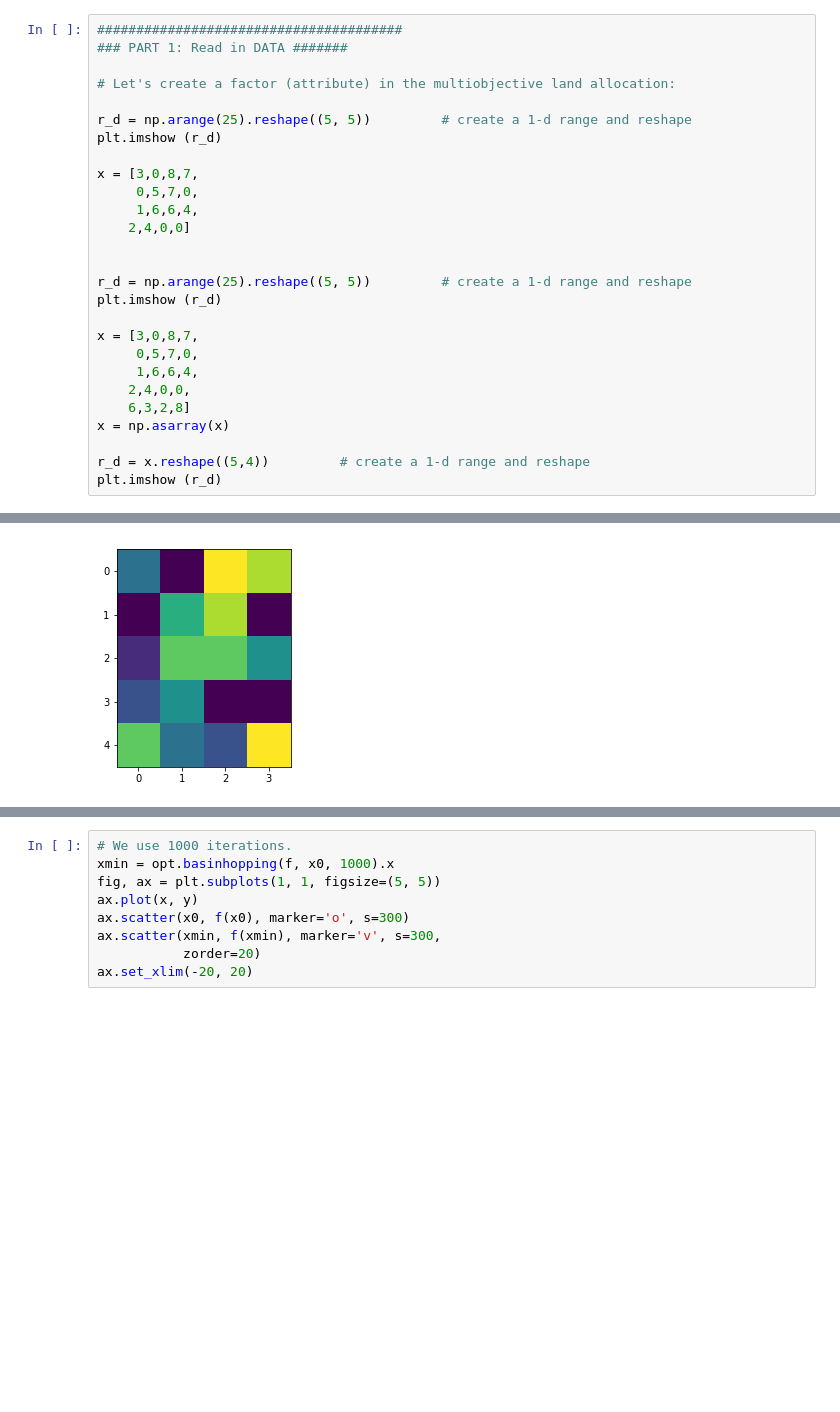
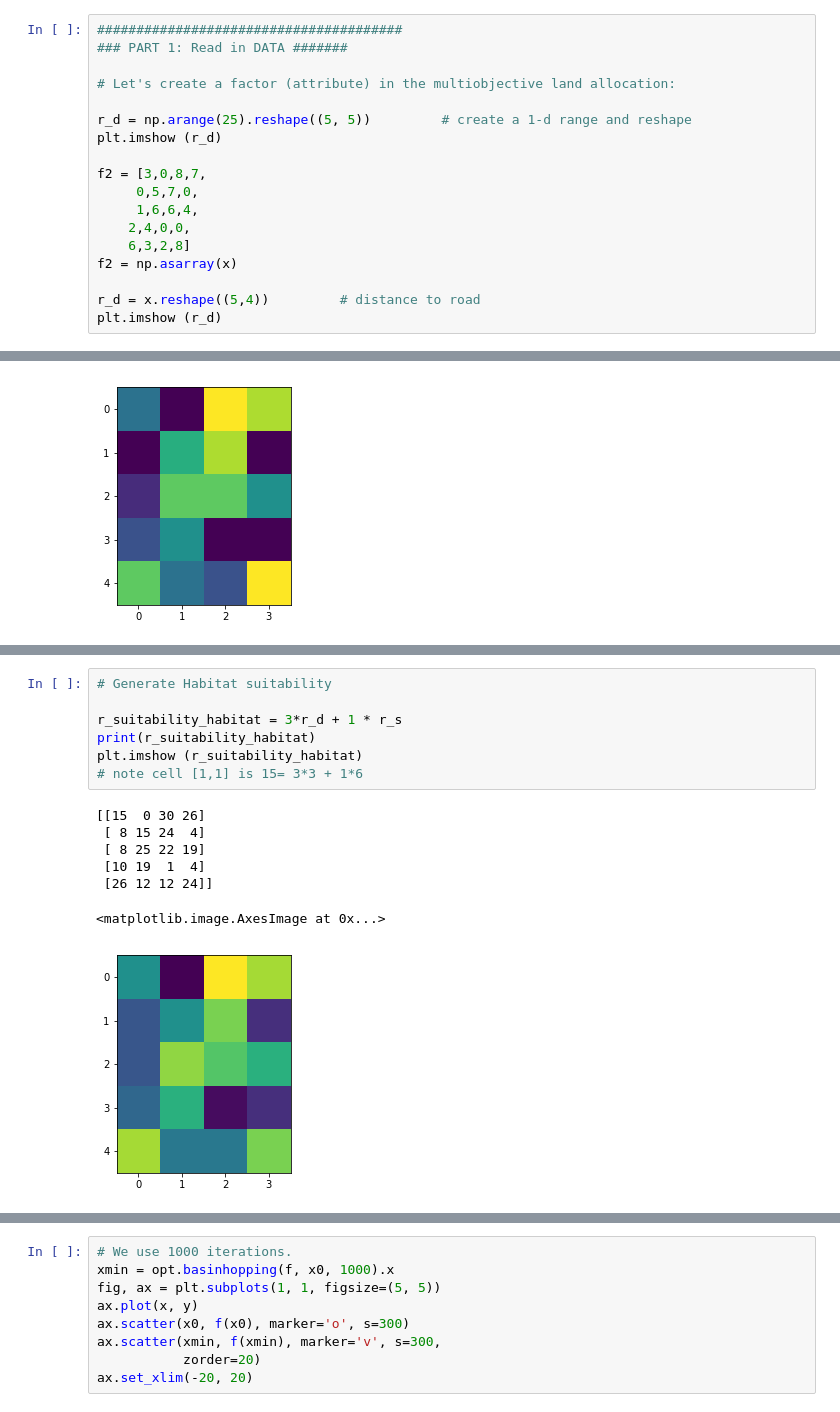
Before and after one commit to bparment1/spatial_optimization_and_suitability, a Jupyter notebook: optimization_suitability_example.ipynb, the cells around one changed output, grey strips where cells are left out. Saved outputs shown, nothing was run; the diff lists cells and outputs as text; blank space fills up the shorter version.

```diff
--- a/optimization_suitability_example.ipynb
+++ b/optimization_suitability_example.ipynb
@@ -91,23 +93,14 @@ directory already exists
 r_d = np.arange(25).reshape((5, 5))         # create a 1-d range and reshape
 plt.imshow (r_d)
 
-x = [3,0,8,7,
-     0,5,7,0,
-     1,6,6,4,
-    2,4,0,0]
-
-
-r_d = np.arange(25).reshape((5, 5))         # create a 1-d range and reshape
-plt.imshow (r_d)
-
-x = [3,0,8,7,
+f2 = [3,0,8,7,
      0,5,7,0,
      1,6,6,4,
     2,4,0,0,
     6,3,2,8]
-x = np.asarray(x)
+f2 = np.asarray(x)
 
-r_d = x.reshape((5,4))         # create a 1-d range and reshape
+r_d = x.reshape((5,4))         # distance to road
 plt.imshow (r_d)
 # %% [output]
 <matplotlib.image.AxesImage at 0x...>
@@ -174,0 +131,15 @@ ax.plot(x, y)
+# %%
+# Generate Habitat suitability
+
+r_suitability_habitat = 3*r_d + 1 * r_s
+print(r_suitability_habitat)
+plt.imshow (r_suitability_habitat)
+# note cell [1,1] is 15= 3*3 + 1*6
+# %% [output]
+[[15  0 30 26]
+ [ 8 15 24  4]
+ [ 8 25 22 19]
+ [10 19  1  4]
+ [26 12 12 24]]
+<matplotlib.image.AxesImage at 0x...>
+[figure, added]
```
Also changed, not shown: parts of 14 cells of this notebook.
